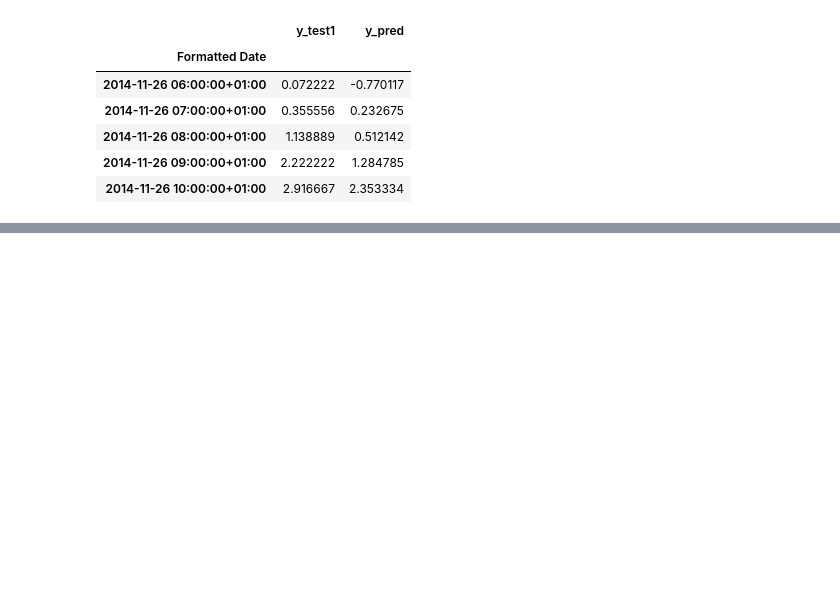
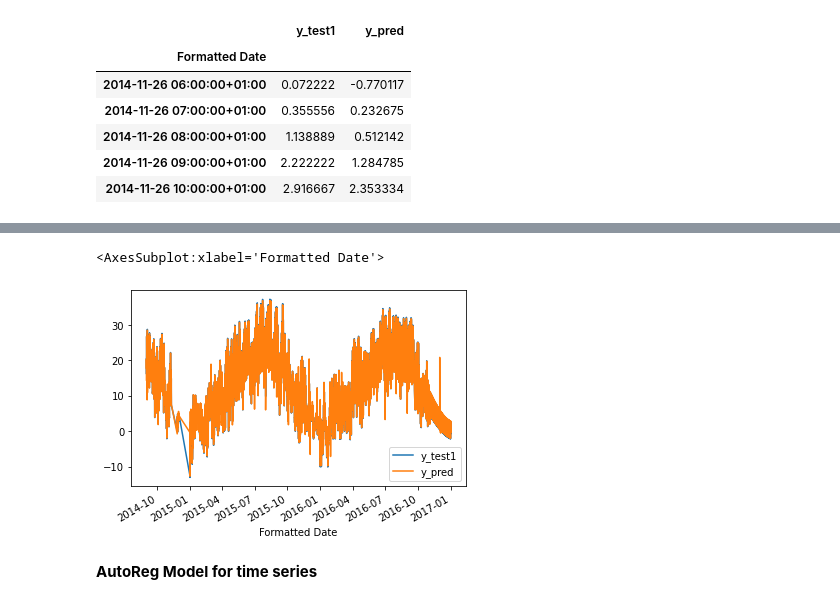
Before and after one commit to Ubaid-Ur-RehmanJ/kaggle-projects, a Jupyter notebook: weather-prediction.ipynb, the cells around one changed output, grey strips where cells are left out. Saved outputs shown, nothing was run; the diff lists cells and outputs as text; code cells hidden in the pictures; blank space fills up the shorter version.

```diff
--- a/weather-prediction.ipynb
+++ b/weather-prediction.ipynb
@@ -346,3 +346,10 @@ fig = px.line(df_pred_test1, labels = {"value": "Temp"})
 fig.show()
 # %% [output]
 [interactive output not drawn]
+# %%
+df_pred_test1.plot()
+# %% [output]
+<AxesSubplot:xlabel='Formatted Date'>
+[figure, added]
+# %% [markdown]
+**AutoReg Model for time series**
```
